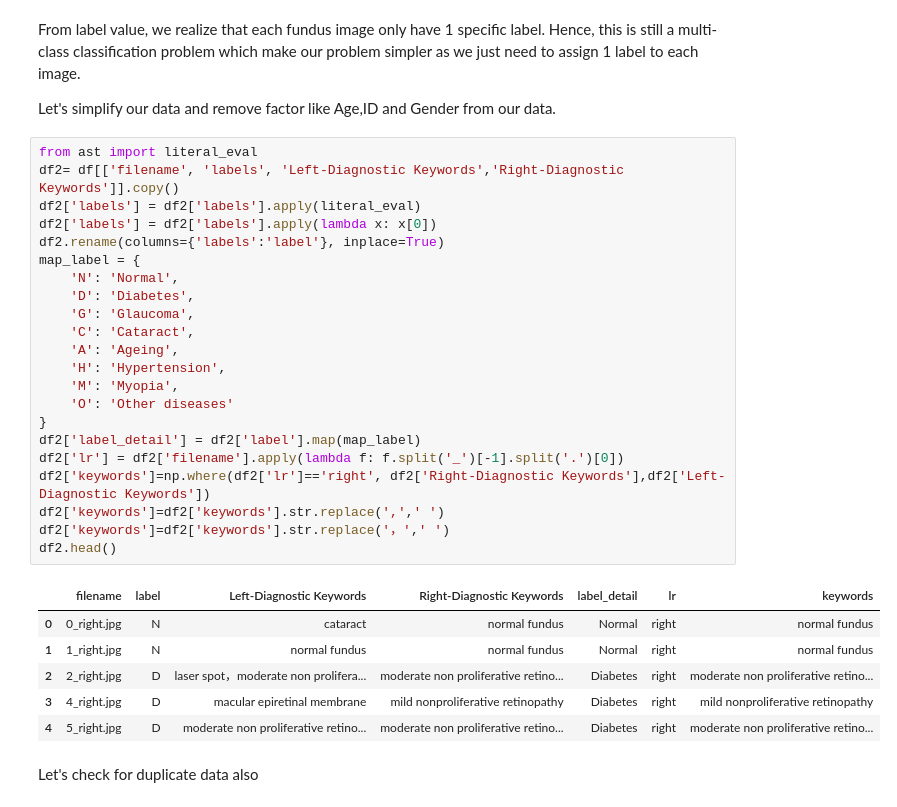
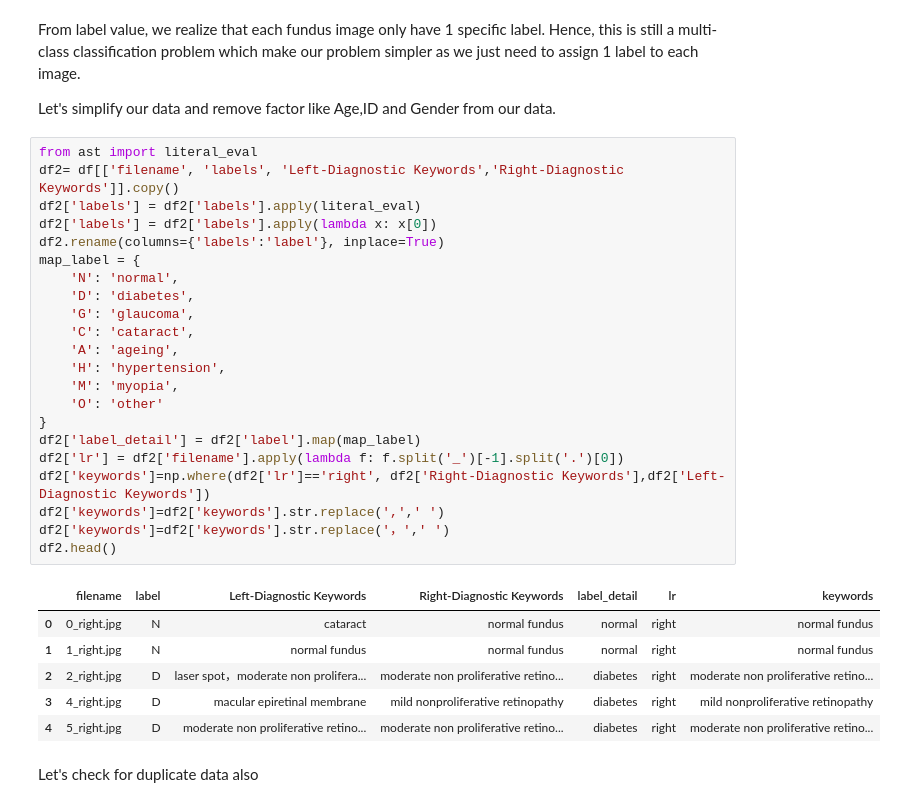
Before and after one commit to raymondsamalo/ITI123-GenerativeAIDeepLearningProject, a Jupyter notebook: 01_ODIR-2019-EDA.ipynb, the cells around one changed output. Saved outputs shown, nothing was run; the diff lists cells and outputs as text.

```diff
--- a/01_ODIR-2019-EDA.ipynb
+++ b/01_ODIR-2019-EDA.ipynb
@@ -126,32 +130,32 @@ Let's simplify our data and remove factor like Age,ID and Gender from our data.
 # %%
 from ast import literal_eval
 df2= df[['filename', 'labels', 'Left-Diagnostic Keywords','Right-Diagnostic Keywords']].copy()
 df2['labels'] = df2['labels'].apply(literal_eval)
 df2['labels'] = df2['labels'].apply(lambda x: x[0])
 df2.rename(columns={'labels':'label'}, inplace=True)
 map_label = {
-    'N': 'Normal',
-    'D': 'Diabetes',
-    'G': 'Glaucoma',
-    'C': 'Cataract',
-    'A': 'Ageing',
-    'H': 'Hypertension',
-    'M': 'Myopia',
-    'O': 'Other diseases'
+    'N': 'normal',
+    'D': 'diabetes',
+    'G': 'glaucoma',
+    'C': 'cataract',
+    'A': 'ageing',
+    'H': 'hypertension',
+    'M': 'myopia',
+    'O': 'other'
 }
 df2['label_detail'] = df2['label'].map(map_label)
 df2['lr'] = df2['filename'].apply(lambda f: f.split('_')[-1].split('.')[0])
 df2['keywords']=np.where(df2['lr']=='right', df2['Right-Diagnostic Keywords'],df2['Left-Diagnostic Keywords'])
 df2['keywords']=df2['keywords'].str.replace(',',' ')
 df2['keywords']=df2['keywords'].str.replace('，',' ')
 df2.head()
 # %% [output]
 |  | filename | label | Left-Diagnostic Keywords | Right-Diagnostic Keywords | label_detail | lr | keywords |
-| 0 | 0_right.jpg | N | cataract | normal fundus | Normal | right | normal fundus |
-| 1 | 1_right.jpg | N | normal fundus | normal fundus | Normal | right | normal fundus |
-| 2 | 2_right.jpg | D | laser spot，moderate non prolifera... | moderate non proliferative retino... | Diabetes | right | moderate non proliferative retino... |
-| 3 | 4_right.jpg | D | macular epiretinal membrane | mild nonproliferative retinopathy | Diabetes | right | mild nonproliferative retinopathy |
-| 4 | 5_right.jpg | D | moderate non proliferative retino... | moderate non proliferative retino... | Diabetes | right | moderate non proliferative retino... |
+| 0 | 0_right.jpg | N | cataract | normal fundus | normal | right | normal fundus |
+| 1 | 1_right.jpg | N | normal fundus | normal fundus | normal | right | normal fundus |
+| 2 | 2_right.jpg | D | laser spot，moderate non prolifera... | moderate non proliferative retino... | diabetes | right | moderate non proliferative retino... |
+| 3 | 4_right.jpg | D | macular epiretinal membrane | mild nonproliferative retinopathy | diabetes | right | mild nonproliferative retinopathy |
+| 4 | 5_right.jpg | D | moderate non proliferative retino... | moderate non proliferative retino... | diabetes | right | moderate non proliferative retino... |
 # %% [markdown]
 Let's check for duplicate data also
 # %%
```
Also changed, not shown: parts of 7 cells of this notebook, 11 other files.
